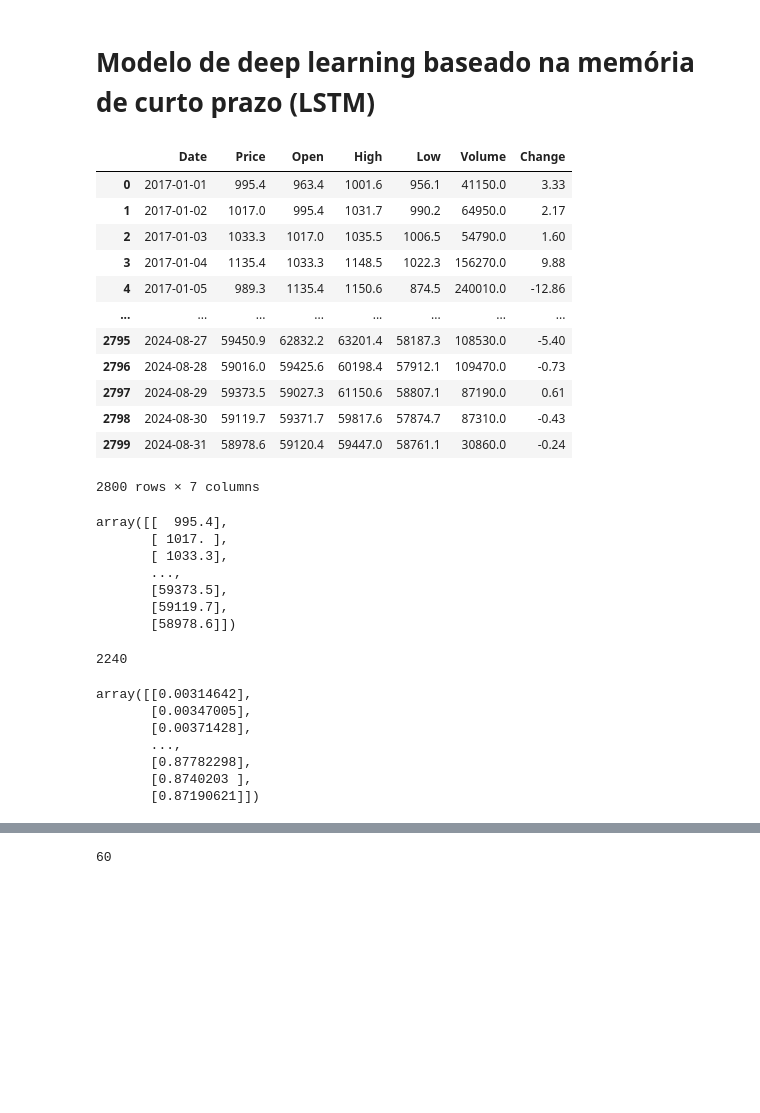
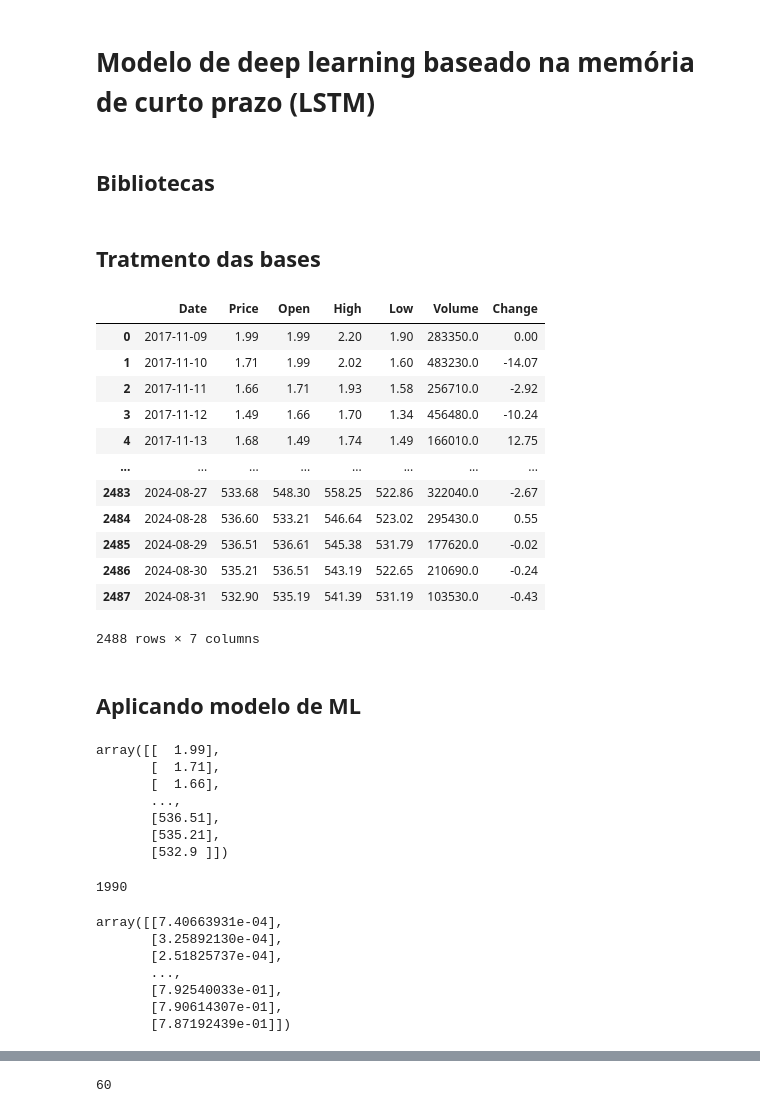
Before and after one commit to yuripopic/TCC-CryptoRush, a Jupyter notebook: CryptoRush/Grafico/machine_learning.ipynb, the cells around one changed output, grey strips where cells are left out. Saved outputs shown, nothing was run; the diff lists cells and outputs as text; code cells hidden in the pictures; blank space fills up the shorter version.

```diff
--- a/CryptoRush/Grafico/machine_learning.ipynb
+++ b/CryptoRush/Grafico/machine_learning.ipynb
@@ -1,3 +1,5 @@
 # %% [markdown]
 # Modelo de deep learning baseado na memória de curto prazo (LSTM)
+# %% [markdown]
+## Bibliotecas
 # %%
@@ -26,61 +23,68 @@ pd.options.mode.chained_assignment = None
+# %% [markdown]
+## Tratmento das bases
 # %%
 # Diretório onde o script está localizado
 base_diretório = Path(os.getcwd())
 base_diretório = base_diretório.parent
-caminho = base_diretório / 'Bases' / 'Bitcoin Historical Data.csv'
+caminho = base_diretório / 'Bases' / 'BNB Historical Data.csv'
 
 # Ler arquivo da base
 acao = pd.read_csv(caminho)
 
 # Formatar data
 acao['Date'] = pd.to_datetime(acao['Date'], format='%m/%d/%Y')
 
 # Filtrar a data em que vamos puxar os dados
 # acao = acao[acao['Date'].dt.year >= 2023]
 
 # Converter as colunas referentes a dinheiro para float
 colunas_dinheiro = ['Price', 'Open', 'High', 'Low']
 for coluna in colunas_dinheiro:
     if acao[coluna].dtype == 'object':
         acao[coluna] = pd.to_numeric(acao[coluna].str.replace(',', ''))
 
 # Converter a coluna 'Change %' para float
 if acao['Change %'].dtype == 'object':
     acao['Change %'] = pd.to_numeric(acao['Change %'].str.replace('%', ''))
 
 def converter_vol_para_numero(valor):
-    if 'K' in valor:
-        return float(valor.replace('K', '').replace(',', '')) * 1000
-    elif 'M' in valor:
-        return float(valor.replace('M', '').replace(',', '')) * 1000000
-    elif 'B' in valor:
-        return float(valor.replace('B', '').replace(',', '')) * 1000000000
+    if isinstance(valor, str):  # Verifica se o valor é uma string
+        if 'K' in valor:
+            return float(valor.replace('K', '').replace(',', '')) * 1000
+        elif 'M' in valor:
+            return float(valor.replace('M', '').replace(',', '')) * 1000000
+        elif 'B' in valor:
+            return float(valor.replace('B', '').replace(',', '')) * 1000000000
+        else:
+            return float(valor.replace(',', ''))
     else:
-        return float(valor.replace(',', ''))
+        return valor  # Retorna o valor diretamente se já for numérico
 
 # Aplicar a função na coluna 'Vol.'
-    acao['Vol.'] = acao['Vol.'].apply(converter_vol_para_numero)
+acao['Vol.'] = acao['Vol.'].apply(converter_vol_para_numero)
 
 # Ordenar data das bases
 acao = acao.sort_values(by='Date', ascending=True)
 
 acao = acao.rename(columns={'Vol.': 'Volume', 'Change %': 'Change'})
 
 acao
 # %% [output]
 |  | Date | Price | Open | High | Low | Volume | Change |
-| 0 | 2017-01-01 | 995.4 | 963.4 | 1001.6 | 956.1 | 41150.0 | 3.33 |
-| 1 | 2017-01-02 | 1017.0 | 995.4 | 1031.7 | 990.2 | 64950.0 | 2.17 |
-| 2 | 2017-01-03 | 1033.3 | 1017.0 | 1035.5 | 1006.5 | 54790.0 | 1.60 |
-| 3 | 2017-01-04 | 1135.4 | 1033.3 | 1148.5 | 1022.3 | 156270.0 | 9.88 |
-| 4 | 2017-01-05 | 989.3 | 1135.4 | 1150.6 | 874.5 | 240010.0 | -12.86 |
+| 0 | 2017-11-09 | 1.99 | 1.99 | 2.20 | 1.90 | 283350.0 | 0.00 |
+| 1 | 2017-11-10 | 1.71 | 1.99 | 2.02 | 1.60 | 483230.0 | -14.07 |
+| 2 | 2017-11-11 | 1.66 | 1.71 | 1.93 | 1.58 | 256710.0 | -2.92 |
+| 3 | 2017-11-12 | 1.49 | 1.66 | 1.70 | 1.34 | 456480.0 | -10.24 |
+| 4 | 2017-11-13 | 1.68 | 1.49 | 1.74 | 1.49 | 166010.0 | 12.75 |
 | ... | ... | ... | ... | ... | ... | ... | ... |
-| 2795 | 2024-08-27 | 59450.9 | 62832.2 | 63201.4 | 58187.3 | 108530.0 | -5.40 |
-| 2796 | 2024-08-28 | 59016.0 | 59425.6 | 60198.4 | 57912.1 | 109470.0 | -0.73 |
-| 2797 | 2024-08-29 | 59373.5 | 59027.3 | 61150.6 | 58807.1 | 87190.0 | 0.61 |
-| 2798 | 2024-08-30 | 59119.7 | 59371.7 | 59817.6 | 57874.7 | 87310.0 | -0.43 |
-| 2799 | 2024-08-31 | 58978.6 | 59120.4 | 59447.0 | 58761.1 | 30860.0 | -0.24 |
+| 2483 | 2024-08-27 | 533.68 | 548.30 | 558.25 | 522.86 | 322040.0 | -2.67 |
+| 2484 | 2024-08-28 | 536.60 | 533.21 | 546.64 | 523.02 | 295430.0 | 0.55 |
+| 2485 | 2024-08-29 | 536.51 | 536.61 | 545.38 | 531.79 | 177620.0 | -0.02 |
+| 2486 | 2024-08-30 | 535.21 | 536.51 | 543.19 | 522.65 | 210690.0 | -0.24 |
+| 2487 | 2024-08-31 | 532.90 | 535.19 | 541.39 | 531.19 | 103530.0 | -0.43 |
-2800 rows × 7 columns
+2488 rows × 7 columns
+# %% [markdown]
+## Aplicando modelo de ML
 # %%
 #nao pode ser ajustados
 
@@ -88,19 +92,19 @@ cotacao = acao['Price'].to_numpy().reshape(-1, 1)
 
 cotacao
 # %% [output]
-array([[  995.4],
-       [ 1017. ],
-       [ 1033.3],
+array([[  1.99],
+       [  1.71],
+       [  1.66],
        ...,
-       [59373.5],
-       [59119.7],
-       [58978.6]])
+       [536.51],
+       [535.21],
+       [532.9 ]])
 # %%
 tamanho_dados_treinamento = int(len(cotacao) * 0.8)
 
 tamanho_dados_treinamento
 # %% [output]
-2240
+1990
 # %%
 #escalar os dados entre 0 e 1, para deixar mais fácil o processamento
 #dados em escala pré definidas são mais fáceis de lidar.
@@ -119,13 +123,13 @@ dados_entre_0_e_1 = np.array(dados_entre_0_e_1).reshape(len(dados_entre_0_e_1),
 
 dados_entre_0_e_1
 # %% [output]
-array([[0.00314642],
-       [0.00347005],
-       [0.00371428],
+array([[7.40663931e-04],
+       [3.25892130e-04],
+       [2.51825737e-04],
        ...,
-       [0.87782298],
-       [0.8740203 ],
-       [0.87190621]])
+       [7.92540033e-01],
+       [7.90614307e-01],
+       [7.87192439e-01]])
 # %%
 dados_para_treinamento = dados_entre_0_e_1[0: tamanho_dados_treinamento, :]
 
```
Also changed, not shown: parts of 24 cells of this notebook, 1 other file.
